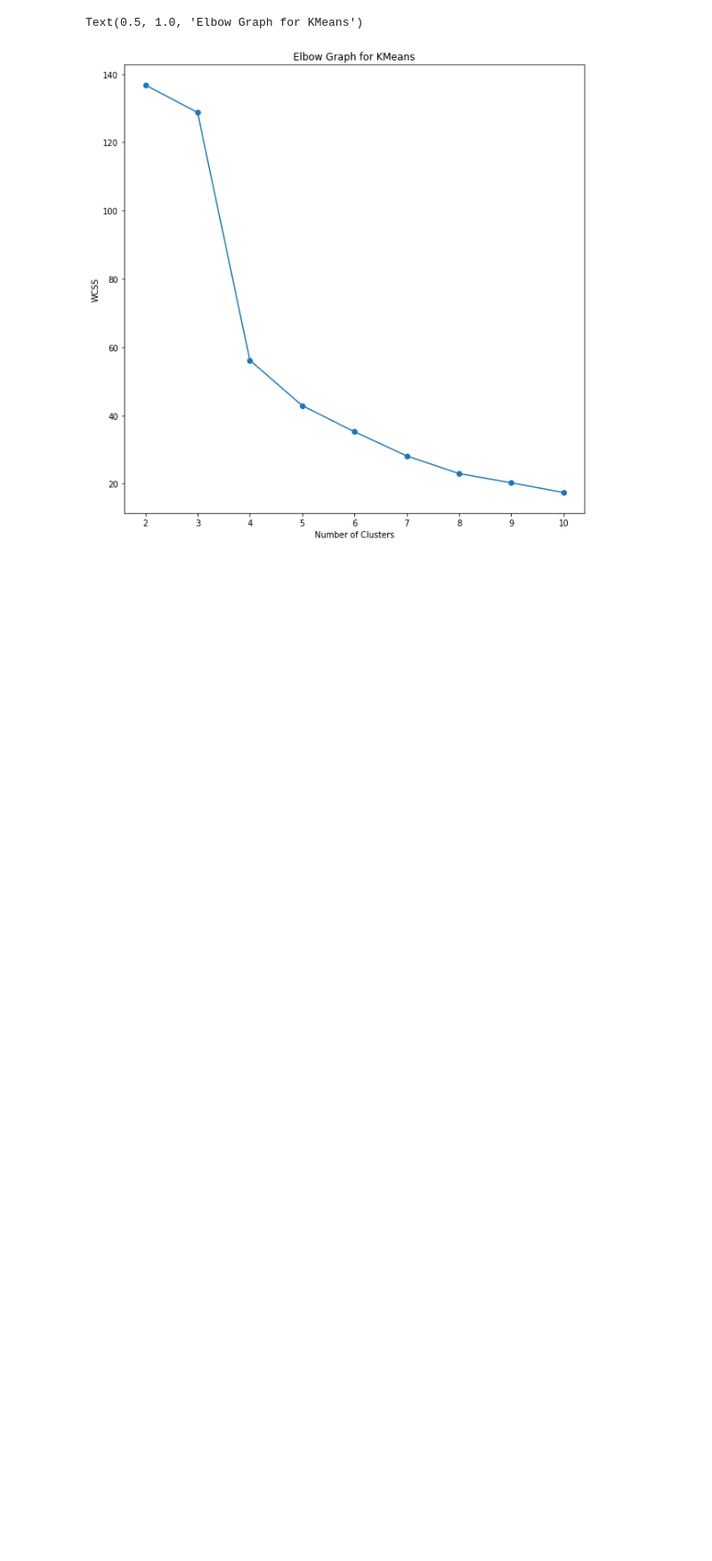
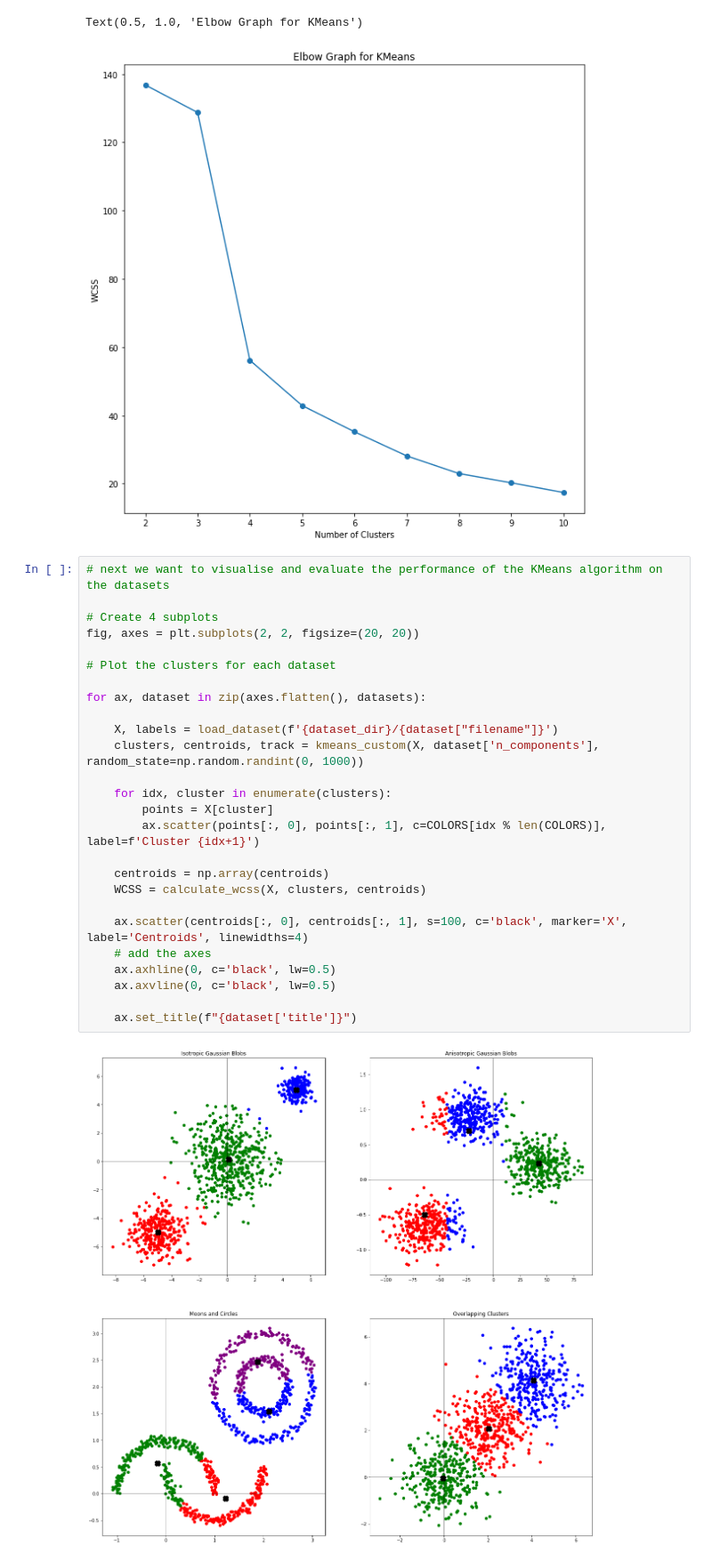
Before and after one commit to nalin0503/SC4020-DA-M, a Jupyter notebook: kmeans.ipynb, the cells around one changed output. Shown: that part at 89% size. Drawn from its saved outputs; the diff is of its cells as text; blank space fills up the shorter version.

```diff
--- a/kmeans.ipynb
+++ b/kmeans.ipynb
@@ -371,3 +387,31 @@ plt.title("Elbow Graph for KMeans")
 # %% [output]
 Text(0.5, 1.0, 'Elbow Graph for KMeans')
 [figure]
+# %%
+# next we want to visualise and evaluate the performance of the KMeans algorithm on the datasets
+
+# Create 4 subplots
+fig, axes = plt.subplots(2, 2, figsize=(20, 20))
+
+# Plot the clusters for each dataset
+
+for ax, dataset in zip(axes.flatten(), datasets):
+
+    X, labels = load_dataset(f'{dataset_dir}/{dataset["filename"]}')
+    clusters, centroids, track = kmeans_custom(X, dataset['n_components'], random_state=np.random.randint(0, 1000))
+
+    for idx, cluster in enumerate(clusters):
+        points = X[cluster]
+        ax.scatter(points[:, 0], points[:, 1], c=COLORS[idx % len(COLORS)], label=f'Cluster {idx+1}')
+
+    centroids = np.array(centroids)
+    WCSS = calculate_wcss(X, clusters, centroids)
+
+    ax.scatter(centroids[:, 0], centroids[:, 1], s=100, c='black', marker='X', label='Centroids', linewidths=4)
+    # add the axes
+    ax.axhline(0, c='black', lw=0.5)
+    ax.axvline(0, c='black', lw=0.5)
+
+    ax.set_title(f"{dataset['title']}")
+# %% [output]
+[figure, added]
```
Also changed, not shown: parts of 2 cells of this notebook.
